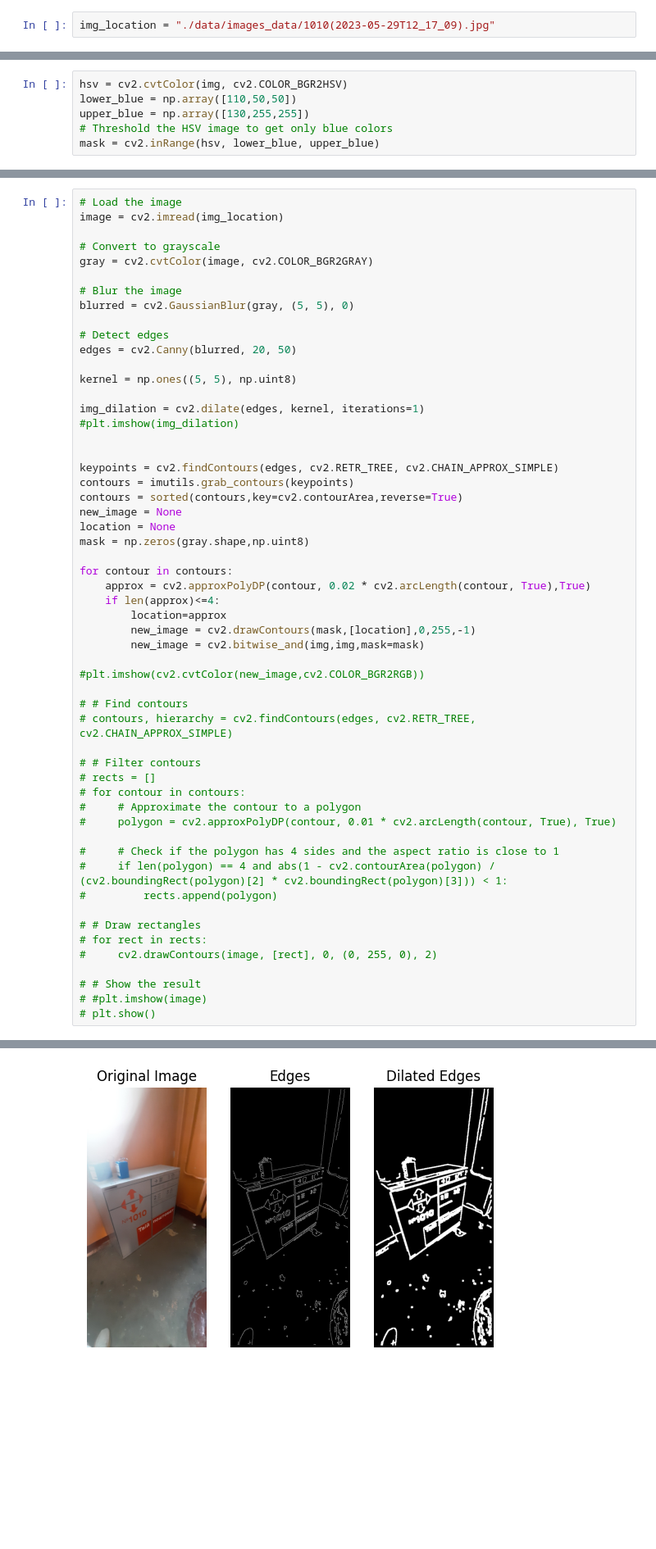
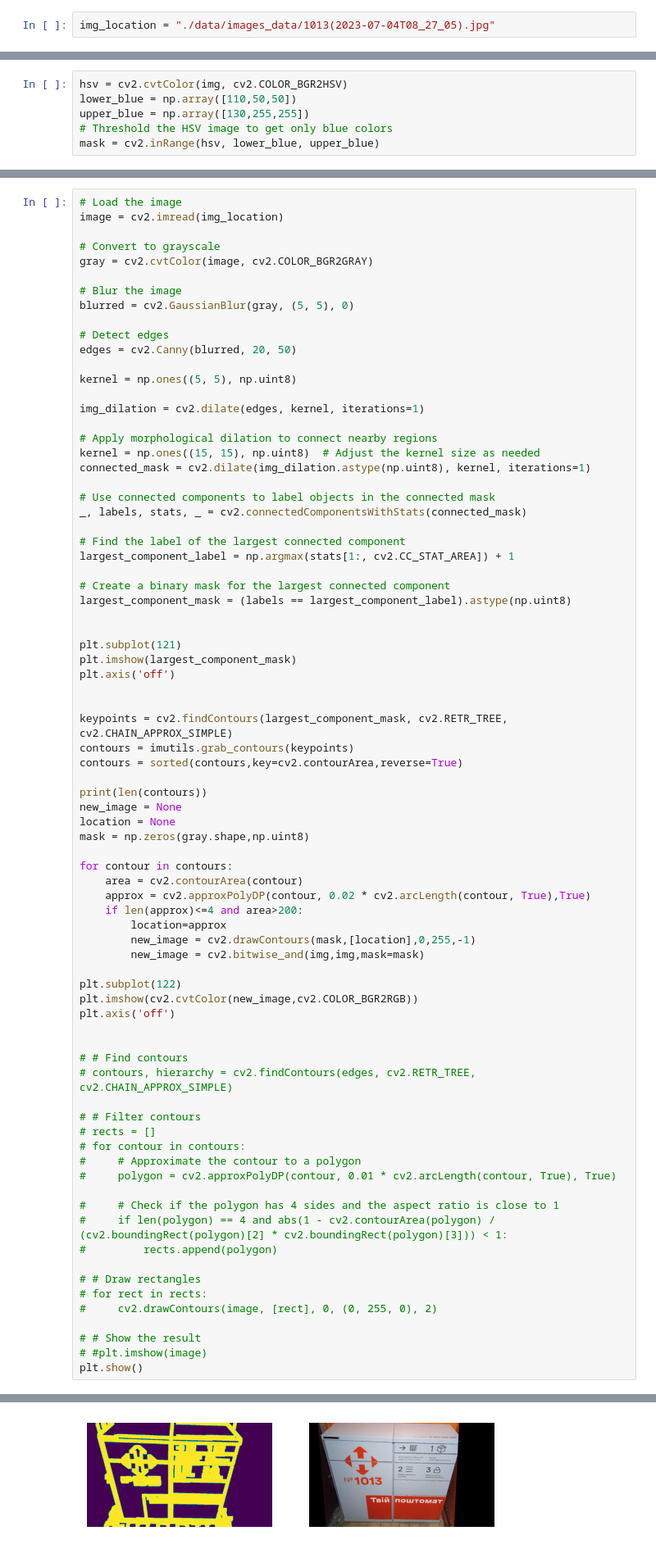
Before and after one commit to TimofiyJ/Meduzzen_Intership, a Jupyter notebook: ML_NovaPoshta_CV/experiments2.ipynb, the cells around one changed output, grey strips where cells are left out. Shown at 82% size. Drawn from its saved outputs; the diff is of its cells as text; blank space fills up the shorter version.

```diff
--- a/ML_NovaPoshta_CV/experiments2.ipynb
+++ b/ML_NovaPoshta_CV/experiments2.ipynb
@@ -10,7 +10,7 @@ from PIL import Image
 from pytesseract import Output
 from matplotlib import pyplot as plt
 # %%
-img_location = "./data/images_data/1010(2023-05-29T12_17_09).jpg"
+img_location = "./data/images_data/1013(2023-07-04T08_27_05).jpg"
 # %%
 img = cv2.imread(img_location)
 plt.imshow(cv2.cvtColor(img, cv2.COLOR_BGR2RGB))
@@ -51,24 +51,47 @@ edges = cv2.Canny(blurred, 20, 50)
 kernel = np.ones((5, 5), np.uint8)
 
 img_dilation = cv2.dilate(edges, kernel, iterations=1)
-#plt.imshow(img_dilation)
+
+# Apply morphological dilation to connect nearby regions
+kernel = np.ones((15, 15), np.uint8)  # Adjust the kernel size as needed
+connected_mask = cv2.dilate(img_dilation.astype(np.uint8), kernel, iterations=1)
+
+# Use connected components to label objects in the connected mask
+_, labels, stats, _ = cv2.connectedComponentsWithStats(connected_mask)
+
+# Find the label of the largest connected component
+largest_component_label = np.argmax(stats[1:, cv2.CC_STAT_AREA]) + 1
+
+# Create a binary mask for the largest connected component
+largest_component_mask = (labels == largest_component_label).astype(np.uint8)
 
 
-keypoints = cv2.findContours(edges, cv2.RETR_TREE, cv2.CHAIN_APPROX_SIMPLE)
+plt.subplot(121)
+plt.imshow(largest_component_mask)
+plt.axis('off')
+
+
+keypoints = cv2.findContours(largest_component_mask, cv2.RETR_TREE, cv2.CHAIN_APPROX_SIMPLE)
 contours = imutils.grab_contours(keypoints)
 contours = sorted(contours,key=cv2.contourArea,reverse=True)
+
+print(len(contours))
 new_image = None
 location = None
 mask = np.zeros(gray.shape,np.uint8)
 
 for contour in contours:
+    area = cv2.contourArea(contour)
     approx = cv2.approxPolyDP(contour, 0.02 * cv2.arcLength(contour, True),True)
-    if len(approx)<=4:
+    if len(approx)<=4 and area>200:
         location=approx
         new_image = cv2.drawContours(mask,[location],0,255,-1)
         new_image = cv2.bitwise_and(img,img,mask=mask)
 
-#plt.imshow(cv2.cvtColor(new_image,cv2.COLOR_BGR2RGB))
+plt.subplot(122)
+plt.imshow(cv2.cvtColor(new_image,cv2.COLOR_BGR2RGB))
+plt.axis('off')
+
 
 # # Find contours
 # contours, hierarchy = cv2.findContours(edges, cv2.RETR_TREE, cv2.CHAIN_APPROX_SIMPLE)
@@ -89,5 +112,5 @@ for contour in contours:
 
 # # Show the result
 # #plt.imshow(image)
-# plt.show()
+plt.show()
 # %% [output]
@@ -94 +118 @@ for contour in contours:
-[figure, old version]
+[figure, new version]
```
Also changed, not shown: parts of 11 cells of this notebook, 58 other files.
